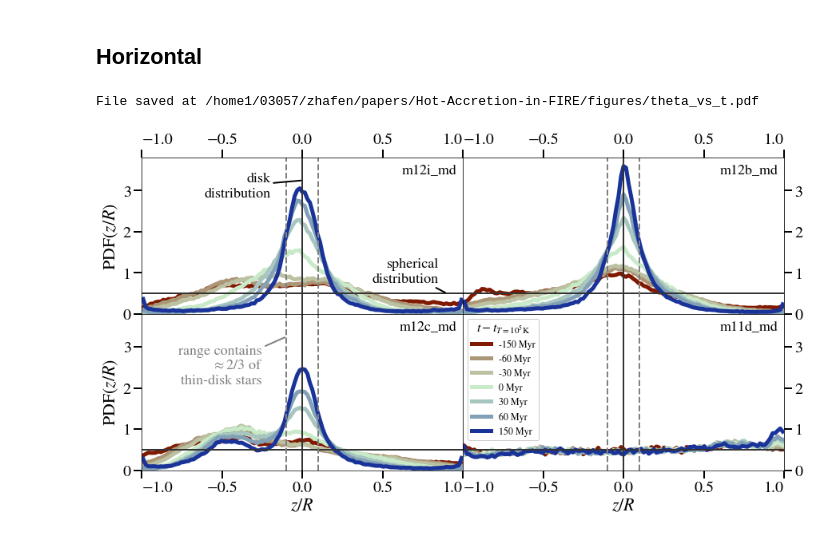
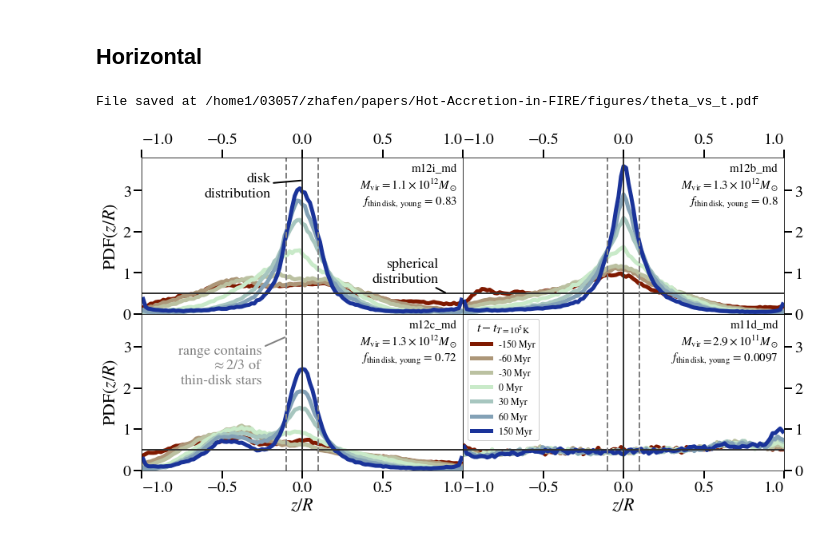
Before and after one commit to zhafen/Hot-Accretion-in-FIRE, a Jupyter notebook: analysis/combined.ipynb, the cells around one changed output. Cells and saved outputs as stored; diff of their text form; code cells hidden in the pictures.

```diff
--- a/analysis/combined.ipynb
+++ b/analysis/combined.ipynb
@@ -35,6 +37,25 @@ pm = trove.link_params_to_config(
 # %%
 data_filepath = os.path.join( pm['processed_data_dir'], 'summary.hdf5' )
 data = verdict.Dict.from_hdf5( data_filepath )
+# %%
+h_param = .702
+# %%
+mvir = verdict.Dict({})
+mstar = verdict.Dict({})
+for key in tqdm.tqdm( cp.variations ):
+
+    pm_i = trove.link_params_to_config(
+        '/home1/03057/zhafen/papers/Hot-Accretion-in-FIRE/analysis/hot_accretion.trove',
+        variation = key,
+    )
+
+    h_data = halo_data.HaloData(
+        data_dir = pm_i['halo_data_dir'],
+        mt_kwargs = { 'tag': 'smooth' },
+    )
+
+    mvir[key] =  h_data.get_mt_data( 'Mvir', snums=[600] )[0]/h_param
+    mstar[key] = h_data.get_mt_data( 'M_star', snums=[600] )[0]/h_param
 # %% [markdown]
 # Plot PDFs
 # %%
@@ -340,15 +360,18 @@ for k, row in enumerate( sims_to_plot ):
             )
 
         # Sim name label
+        sim_label = sim
+        sim_label += '\n' + r'$M_{\rm vir}=' + py2tex.to_tex_scientific_notation( mvir[sim], 2 ) +  r'M_\odot$'
+        sim_label += '\n' + r'$f_{\rm thin\,disk,\,young}$ = ' + '{:.2g}'.format( data['thin_disk_fraction_recent'][sim] )
         ax.annotate(
-            text = sim,
+            text = sim_label,
             xy = ( 1, 1 ),
             xycoords = 'axes fraction',
             xytext = ( -7, -7 ),
             textcoords = 'offset points',
             ha = 'right',
             va = 'top',
-            fontsize = 18,
+            fontsize = 15,
         )
 
         ax.get_xticklabels()[0].set_horizontalalignment( 'left' )
@@ -384,31 +407,31 @@ for k, row in enumerate( sims_to_plot ):
                     'lw': 2,
                 }
             )
 
         if ax.is_last_row() and ax.is_last_col():
             ax.legend(
                 prop={'size': 12},
                 loc = 'upper left',
                 framealpha = 1,
                 title = r'$t - t_{T=10^5 {\rm K}}$',
                 title_fontsize = 16,
             )
 
         ax.set_xlim( -1., 1. )
         ax.set_ylim( 0, 3.8 )
 #         ax.set_ylim( 0., np.pi )
 
         if ax.is_last_row():
             ax.set_xlabel( r'$z/R$', fontsize=22 )
 
         if ax.is_first_col():
             ax.set_ylabel( r'PDF$(z/R)$', fontsize=22 )
 
 plotting.save_fig(
     out_dir = pm['figure_dir'],
     save_file = 'theta_vs_t.pdf',
     fig = fig,
 )
 # %% [output]
 File saved at /home1/03057/zhafen/papers/Hot-Accretion-in-FIRE/figures/theta_vs_t.pdf
-[figure, old version]
+[figure, new version]
```
Also changed, not shown: parts of 2 cells of this notebook, 1 other file.
